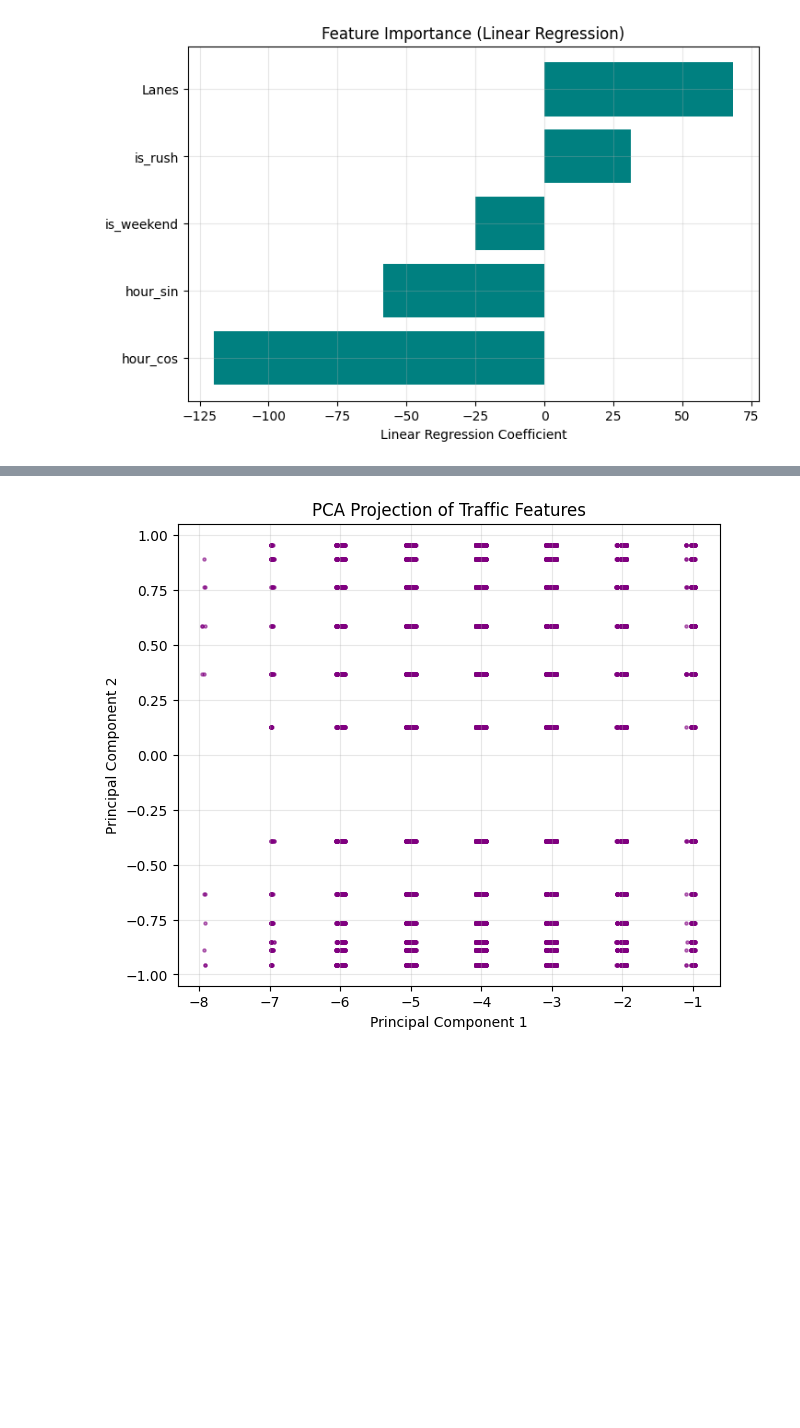
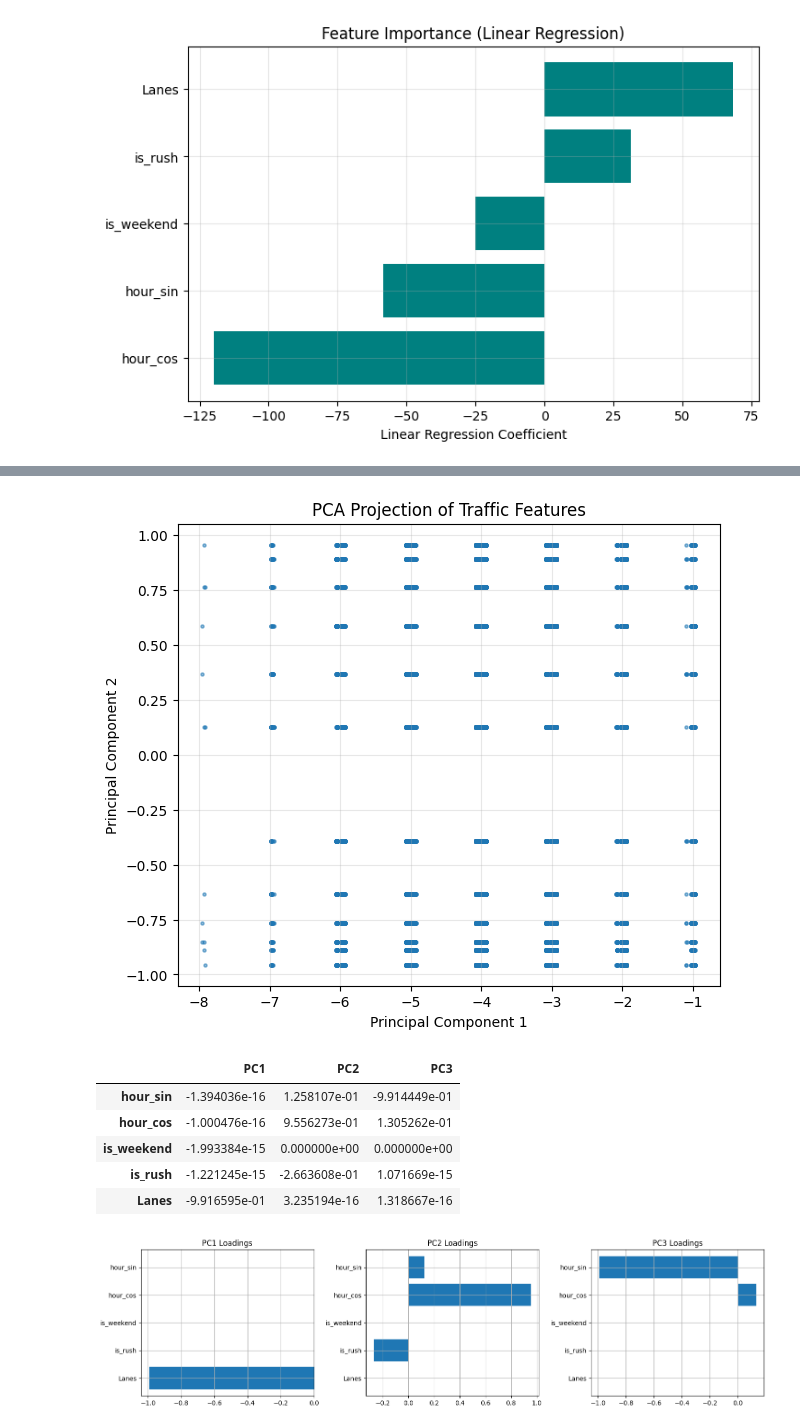
Before and after one commit to teodor2002/Big-Data-Traffic-Analysis-Project, a Jupyter notebook: Code/ML_Algorithms/03_simple_ML_algorithms.ipynb, the cells around one changed output, grey strips where cells are left out. Saved outputs shown, nothing was run; the diff lists cells and outputs as text; code cells hidden in the pictures; blank space fills up the shorter version.

Commit message:
Project Backup v2.0.0

```diff
--- a/Code/ML_Algorithms/03_simple_ML_algorithms.ipynb
+++ b/Code/ML_Algorithms/03_simple_ML_algorithms.ipynb
@@ -269,23 +265,59 @@ Explained Variance: [0.2742613  0.12427251 0.11816626]
 # %%
-"""PCA: 2D Projection Visualization"""
+"""PCA: 2D Projection Visualization and Component Interpretation"""
 
 pca_pd = (
     pca_model
     .transform(ml_ready_df)
     .select("pca_features")
     .sample(fraction=0.1, seed=42)
     .rdd
     .map(lambda r: r[0].toArray().tolist())
     .toDF(["PC1", "PC2", "PC3"])
     .toPandas()
 )
 
 plt.figure(figsize=(7, 6))
-plt.scatter(pca_pd["PC1"], pca_pd["PC2"], s=5, alpha=0.5, c='purple')
+plt.scatter(pca_pd["PC1"], pca_pd["PC2"], s=5, alpha=0.5)
 plt.xlabel("Principal Component 1")
 plt.ylabel("Principal Component 2")
 plt.title("PCA Projection of Traffic Features")
 plt.grid(True, alpha=0.3)
 plt.show()
+
+pca_components = pca_model.pc.toArray()
+
+numeric_feature_names = [
+    "hour_sin",
+    "hour_cos",
+    "is_weekend",
+    "is_rush",
+    "Lanes"
+]
+
+pca_loadings_pd = pd.DataFrame(
+    pca_components[:len(numeric_feature_names), :3],
+    index=numeric_feature_names,
+    columns=["PC1", "PC2", "PC3"]
+)
+
+display(pca_loadings_pd)
+
+fig, axes = plt.subplots(1, 3, figsize=(15, 4))
+
+for i, pc in enumerate(["PC1", "PC2", "PC3"]):
+    axes[i].barh(pca_loadings_pd.index, pca_loadings_pd[pc])
+    axes[i].set_title(f"{pc} Loadings")
+    axes[i].invert_yaxis()
+    axes[i].grid(True)
+
+plt.tight_layout()
+plt.show()
 # %% [output]
-[figure, old version]
+[figure, new version]
+|  | PC1 | PC2 | PC3 |
+| hour_sin | -1.394036e-16 | 1.258107e-01 | -9.914449e-01 |
+| hour_cos | -1.000476e-16 | 9.556273e-01 | 1.305262e-01 |
+| is_weekend | -1.993384e-15 | 0.000000e+00 | 0.000000e+00 |
+| is_rush | -1.221245e-15 | -2.663608e-01 | 1.071669e-15 |
+| Lanes | -9.916595e-01 | 3.235194e-16 | 1.318667e-16 |
+[figure, added]
```
Also changed, not shown: parts of 20 cells of this notebook, 4 other files.
